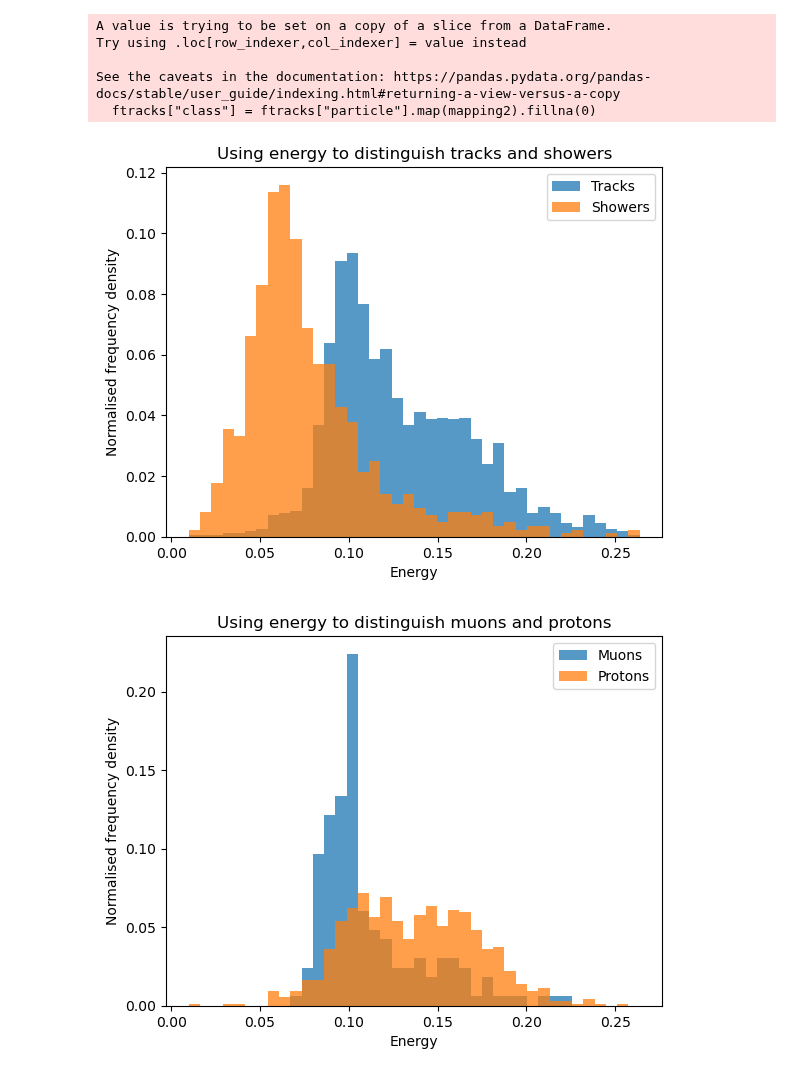
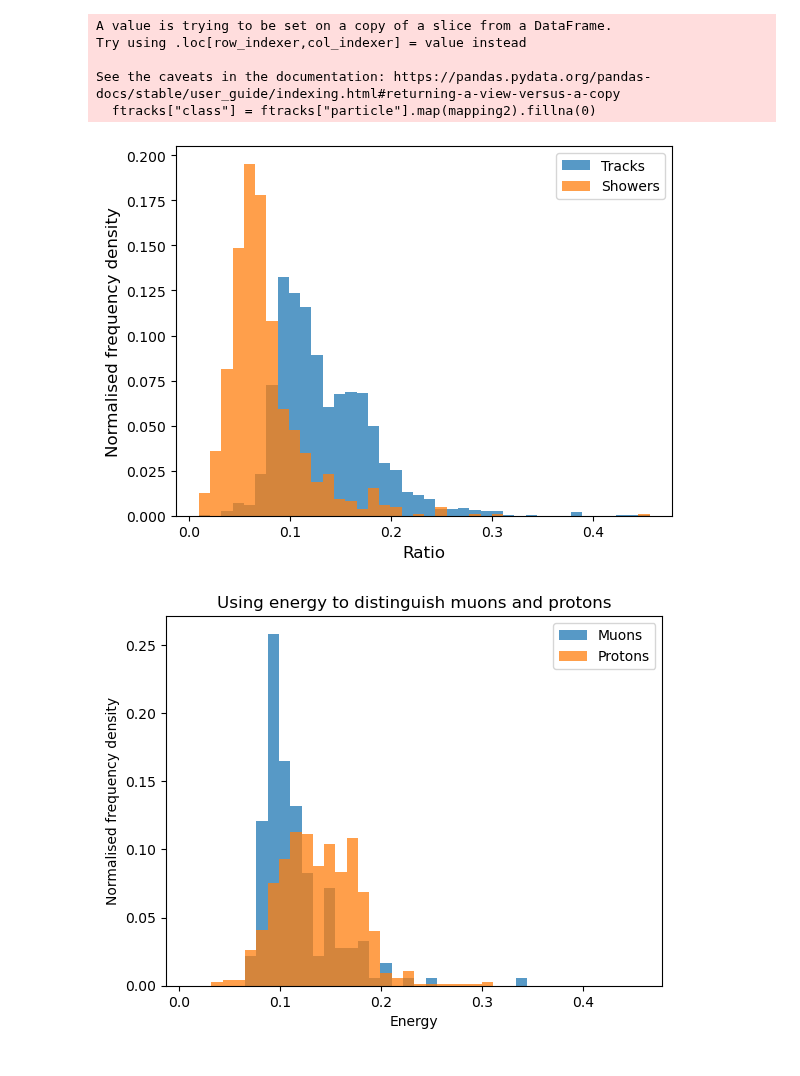
Before and after one commit to mohummudh/neutrinos-dune, a Jupyter notebook: mohammed/energy/energy.ipynb, the cells around one changed output. Saved outputs shown, nothing was run; the diff lists cells and outputs as text; code cells hidden in the pictures.

Commit message:
updated plots
writing for the interim report

```diff
--- a/mohammed/energy/energy.ipynb
+++ b/mohammed/energy/energy.ipynb
@@ -239,5 +240,8 @@ random_numbers = np.random.randint(0, max(events.event_number), 500)
 # %%
 e = []
 p = []
+iteration = 0
 for i in random_numbers:
     e, p = np.append(e, energy(i)[0]), np.append(p, energy(i)[1])
+    print(f"Iteration number: {iteration}")
+    iteration += 1  # Increment the counter
@@ -305,38 +327,40 @@ n_bins = 40
 hist2, bin_edges = np.histogram(showers, bins=n_bins)
 hist1, _ = np.histogram(tracks, bins=bin_edges)
 hist3, _ = np.histogram(muons, bins=bin_edges)
 hist4, _ = np.histogram(protons, bins=bin_edges)
 
 bin_widths = np.diff(bin_edges)
 
 hist1_normalized = hist1 / len(tracks)
 hist2_normalized = hist2 / len(showers)
 hist3_normalized = hist3 / len(muons)
 hist4_normalized = hist4 / len(protons)
 
 
 plt.bar(bin_edges[:-1], hist1_normalized, width=bin_widths, align='edge', alpha=0.75, label='Tracks')
 plt.bar(bin_edges[:-1], hist2_normalized, width=bin_widths, align='edge', alpha=0.75, label='Showers')
 
-plt.title("Using energy to distinguish tracks and showers")
-plt.ylabel("Normalised frequency density")
-plt.xlabel("Energy")
+# plt.title("Using energy to distinguish tracks and showers")
+plt.ylabel("Normalised frequency density", fontsize=12)
+plt.xlabel("Ratio", fontsize=12)
+
 
 plt.legend()
+# plt.savefig('energyHistogram.png', dpi=500)
 plt.show()
 
 plt.bar(bin_edges[:-1], hist3_normalized, width=bin_widths, align='edge', alpha=0.75, label='Muons')
 plt.bar(bin_edges[:-1], hist4_normalized, width=bin_widths, align='edge', alpha=0.75, label='Protons')
 
 plt.title("Using energy to distinguish muons and protons")
 plt.ylabel("Normalised frequency density")
 plt.xlabel("Energy")
 
 plt.legend()
 plt.show()
 # %% [output]
-[figure, old version]
+[figure, new version]
-[figure, old version]
+[figure, new version]
 # %%
 # NOT IN USE!
 # %%
```
Also changed, not shown: parts of 4 cells of this notebook, 11 other files.
